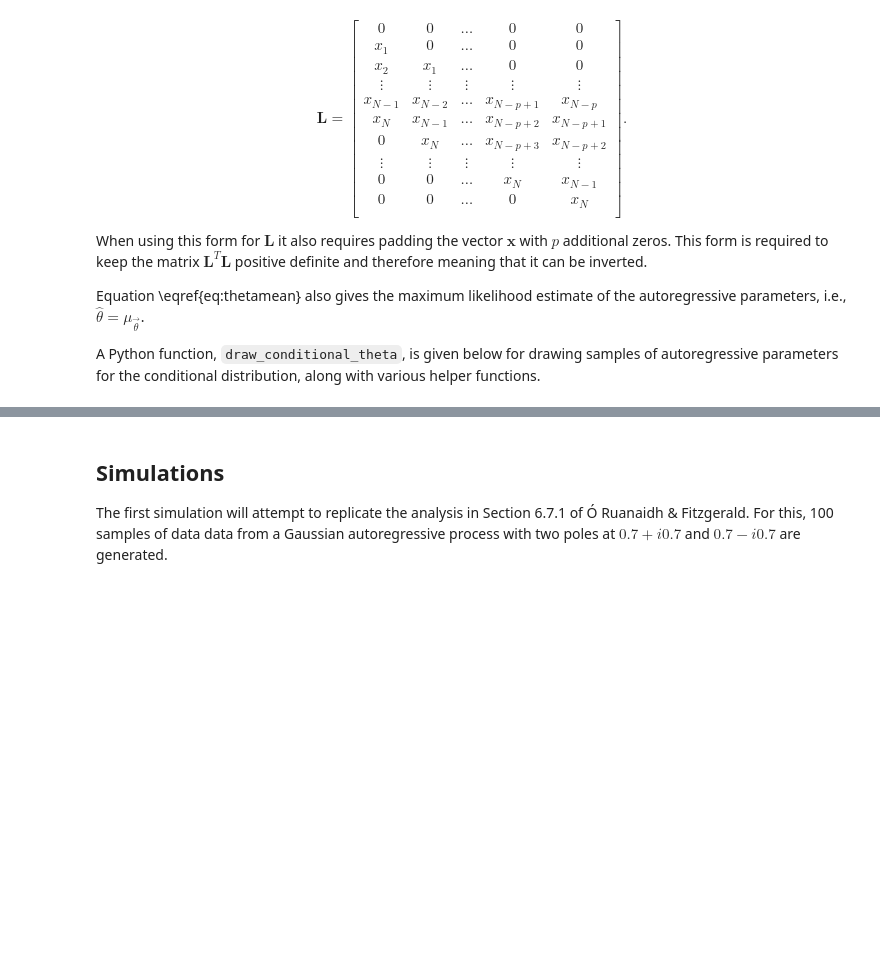
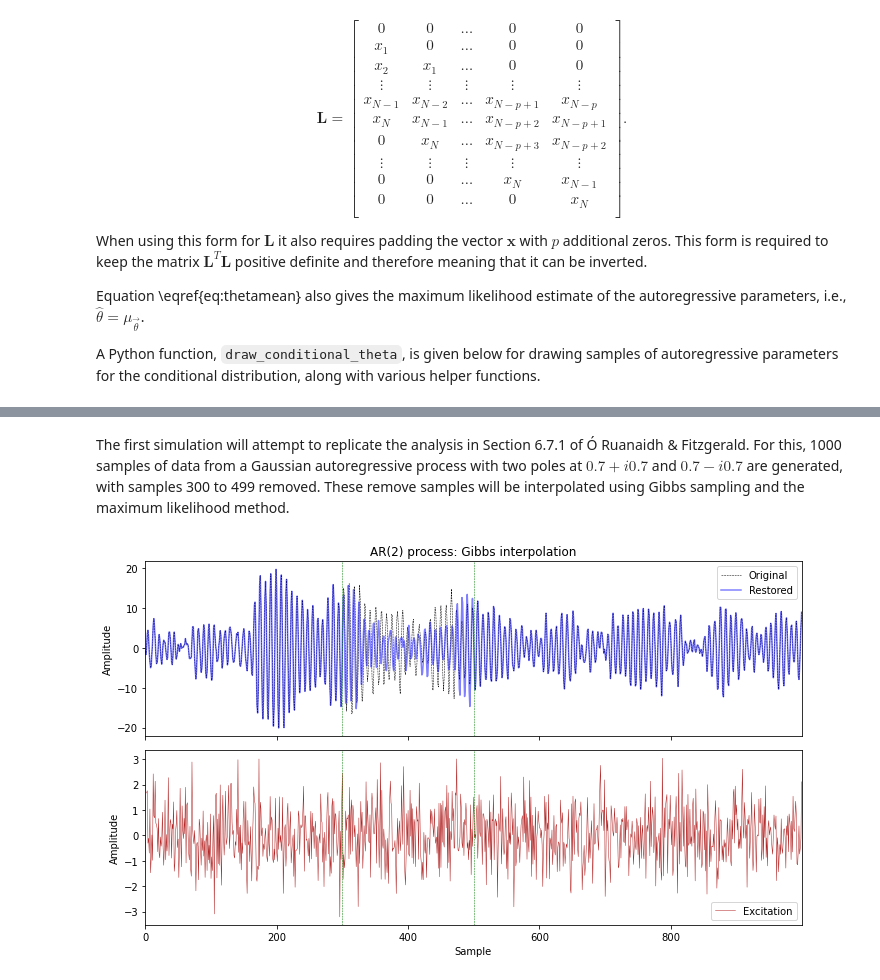
Before and after one commit to mattpitkin/interp-autoreg, a Jupyter notebook: interp-autoreg.ipynb, the cells around one changed output, grey strips where cells are left out. Saved outputs shown, nothing was run; the diff lists cells and outputs as text; code cells hidden in the pictures; blank space fills up the shorter version.

```diff
--- a/interp-autoreg.ipynb
+++ b/interp-autoreg.ipynb
@@ -872,4 +848,25 @@ def generate_ar_data(n, poles, zeros=[], k=1.0, sigma=1.0, mean=0.0, seed=None):
 # %% [markdown]
-## Simulations
-
-The first simulation will attempt to replicate the analysis in Section 6.7.1 of Ó Ruanaidh & Fitzgerald. For this, 100 samples of data data from a Gaussian autoregressive process with two poles at $0.7+i0.7$ and $0.7-i0.7$ are generated.
+The first simulation will attempt to replicate the analysis in Section 6.7.1 of Ó Ruanaidh & Fitzgerald. For this, 1000 samples of data from a Gaussian autoregressive process with two poles at $0.7+i0.7$ and $0.7-i0.7$ are generated, with samples 300 to 499 removed. These remove samples will be interpolated using Gibbs sampling and the maximum likelihood method.
+# %%
+# generate data from the AR process
+poles = [0.7 + 1j * 0.7, 0.7 - 1j * 0.7]
+n = 1000
+data = generate_ar_data(n, poles)
+
+# get
+m = 300  # index of first sample of the remove data
+k = 200  # length of removed data
+chopped = chopped_data(data, m, k)
+
+# use Gibbs sampling with 50 samples and an AR order of 2
+p = 2  # AR order
+nsamples = 50
+chain = gibbs_sampler(chopped, m, k, p=p, nsamples=nsamples)
+
+# get z and theta for the final sample
+z, theta, sigma = chain[-1]
+
+# plot the results
+plot_results(data, chopped, z, theta, m, title="AR(2) process: Gibbs interpolation");
+# %% [output]
+[figure, added]
```
Also changed, not shown: parts of 37 cells of this notebook.
